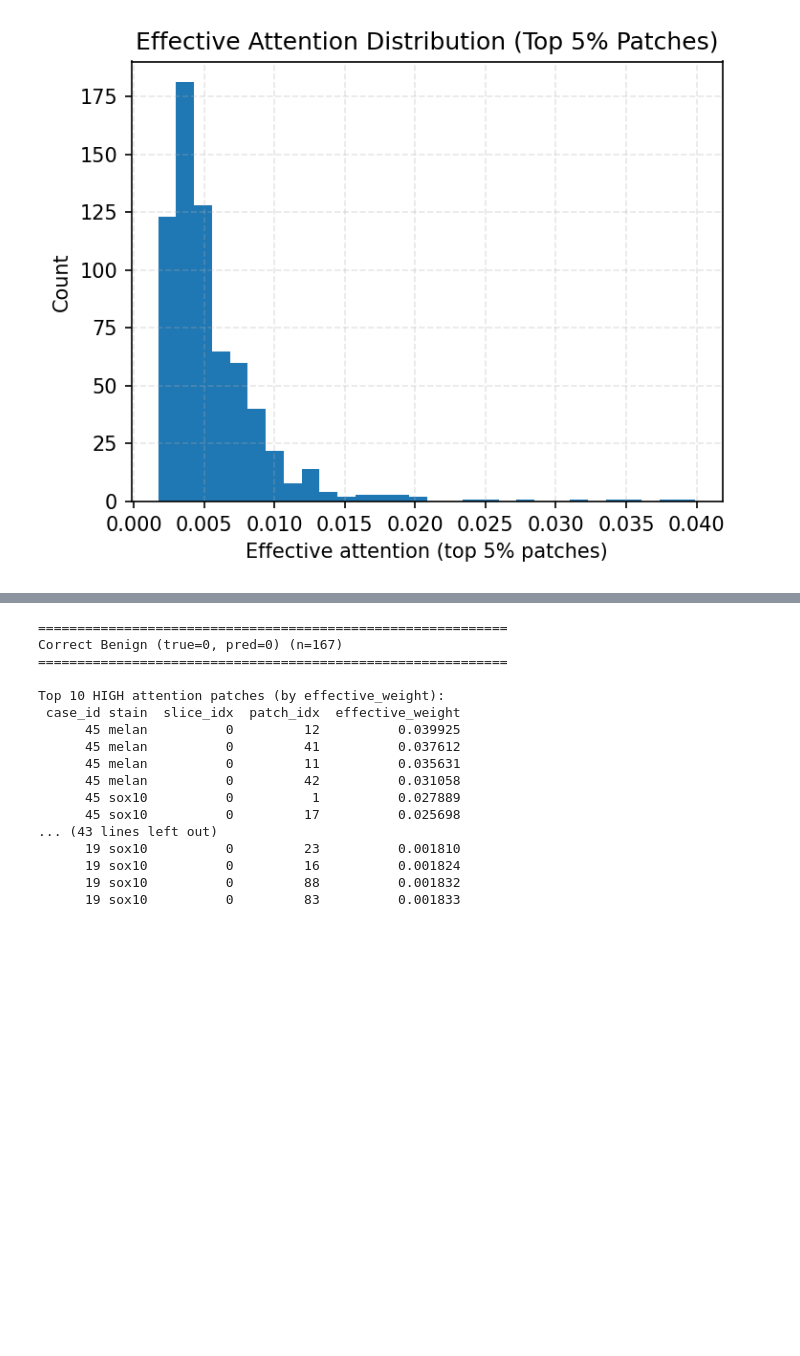
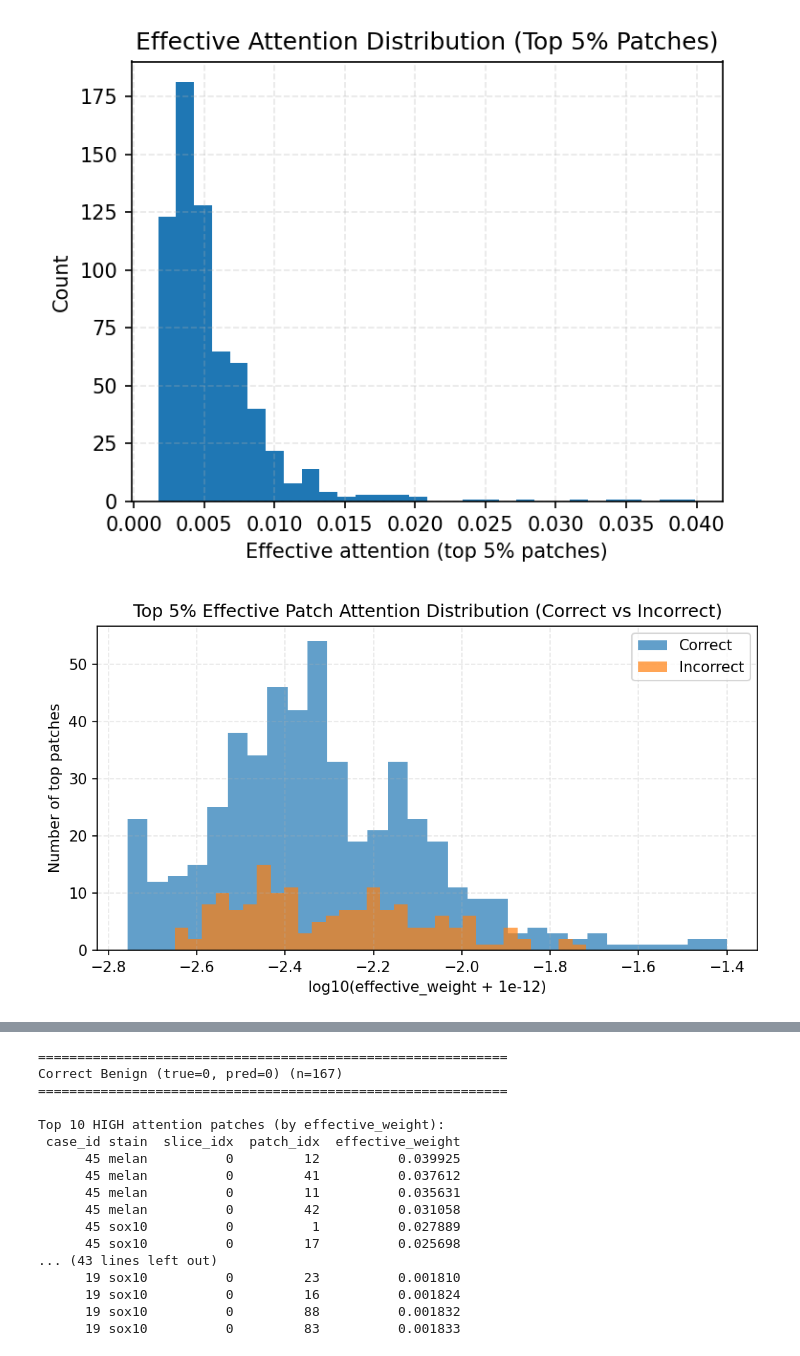
Before and after one commit to arvindkrishna87/STAT390_Winter2026, a Jupyter notebook: Team6/Code/Code2_KimiaNet_10Feb_Team6/presentation2_visualization.ipynb, the cells around one changed output, grey strips where cells are left out. Drawn from its saved outputs; the diff is of its cells as text; code cells hidden in the pictures; blank space fills up the shorter version.

Commit message:
visualization update

```diff
--- a/Team6/Code/Code2_KimiaNet_10Feb_Team6/presentation2_visualization.ipynb
+++ b/Team6/Code/Code2_KimiaNet_10Feb_Team6/presentation2_visualization.ipynb
@@ -141,6 +141,23 @@ plt.tight_layout()
 plt.show()
 # %% [output]
 [figure]
+# %%
+attn["is_correct"] = (attn["true_label"] == attn["pred_label"]).astype(int)
+
+attn["log_eff"] = np.log10(attn["effective_weight"] + 1e-12)
+
+plt.figure(figsize=(7,4), dpi=150)
+plt.hist(attn.loc[attn["is_correct"]==1, "log_eff"], bins=30, alpha=0.7, label="Correct")
+plt.hist(attn.loc[attn["is_correct"]==0, "log_eff"], bins=30, alpha=0.7, label="Incorrect")
+plt.xlabel("log10(effective_weight + 1e-12)")
+plt.ylabel("Number of top patches")
+plt.title("Top 5% Effective Patch Attention Distribution (Correct vs Incorrect)")
+plt.grid(alpha=0.3, linestyle="--")
+plt.legend()
+plt.tight_layout()
+plt.show()
+# %% [output]
+[figure, added]
 # %%
 attention_summary_path = "runs/run_20260216_105519/attention_analysis/attention_summary.txt"
 
```
Also changed, not shown: parts of 9 cells of this notebook.
